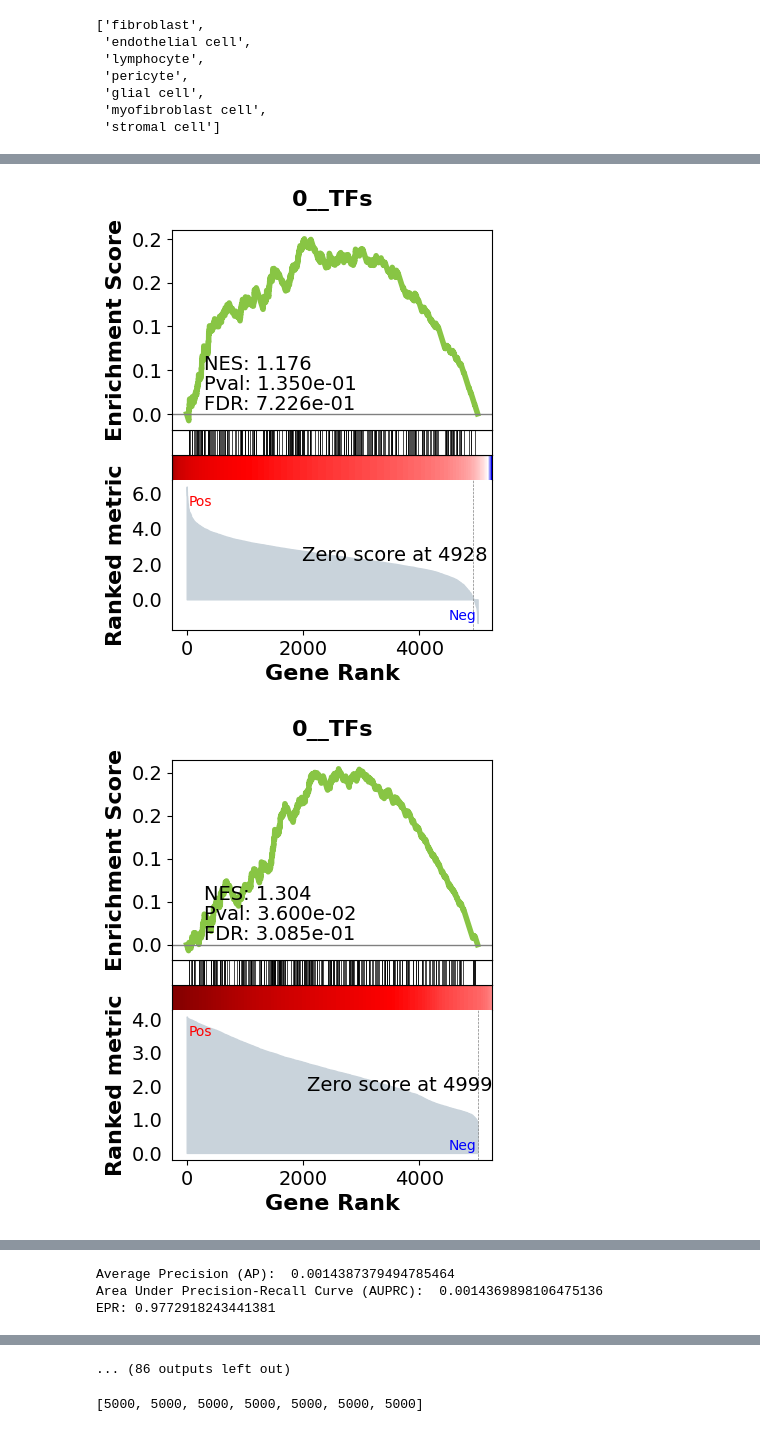
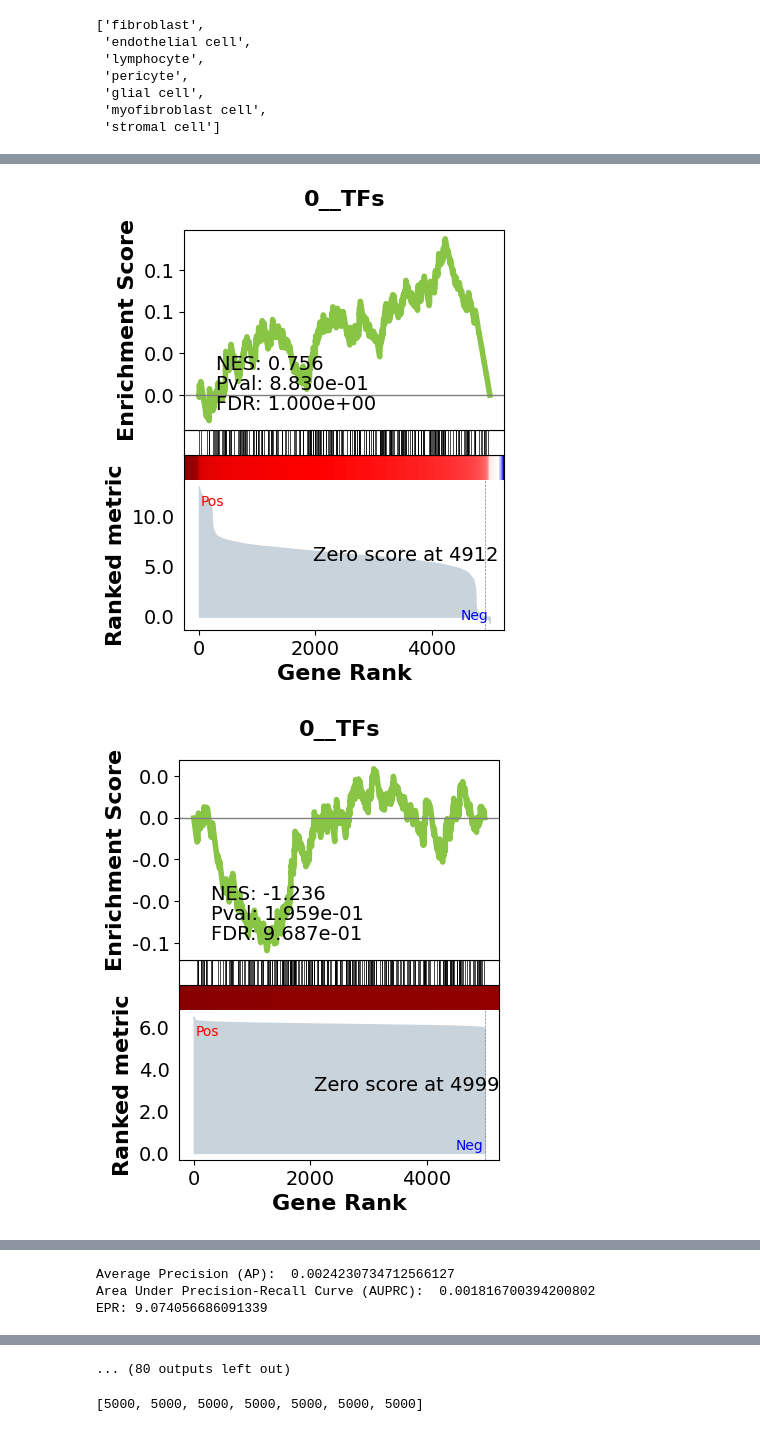
Before and after one commit to cantinilab/scPRINT-ICML, a Jupyter notebook: notebooks/bench_omni_deepsem_newdataset2.ipynb, the cells around one changed output, grey strips where cells are left out. Drawn from its saved outputs; the diff is of its cells as text; code cells hidden in the pictures.

```diff
--- a/notebooks/bench_omni_deepsem_newdataset2.ipynb
+++ b/notebooks/bench_omni_deepsem_newdataset2.ipynb
@@ -35,6 +35,7 @@ class DotDict(dict):
     __setattr__ = dict.__setitem__
     __delattr__ = dict.__delitem__
 
+import scipy.sparse
 
 def run_deepsem(adata):
     import random
@@ -64,7 +65,8 @@ def run_deepsem(adata):
         'task': "celltype_GRN"
     })
     print(random_hash)
-    adata.X = adata.X.toarray()
+    if scipy.sparse.issparse(adata.X):
+        adata.X = adata.X.toarray()
     adata.write("/tmp/deepsem_"+random_hash+".h5ad")
     model = test_celltype_GRN_model(opt)
     net = model.train_model()
@@ -119,12 +121,16 @@ adata = adata[adata.X.sum(1) > 500]
 shapes = []
 print(adata.shape)
 metrics = {}
+sc.pp.normalize_total(adata)
+sc.pp.log1p(adata)
+sc.pp.scale(adata, zero_center=True, max_value=None)
 for celltype in CELLTYPES:
     to_use = adata.uns["rank_genes_groups"]["names"][celltype][
         : NUM_GENES
     ].tolist()
     subadata = adata[adata.obs.cell_type == celltype][:MAXCELLS,  adata.var.index.isin(to_use)].copy()
-    print(adata.shape)
+    print(subadata.shape)
+
     grn = run_deepsem(subadata)
     grn.var.index = make_index_unique(
         grn.var['symbol'].astype(str))
@@ -132,7 +138,7 @@ for celltype in CELLTYPES:
     metrics['deepsem_'+celltype] = BenGRN(grn,
                                             do_auc=True, doplot=True).scprint_benchmark()
     grn.varp["GRN"][~grn.var.isTF, :] = 0
-    metrics['genie3_'+celltype] = BenGRN(grn,
+    metrics['deepsem_tf_'+celltype] = BenGRN(grn,
                                          do_auc=True, doplot=True).scprint_benchmark()
     shapes.append(grn.shape[1])
 # %% [output]
@@ -162,4 +168,4 @@ Top central genes: []
-[figure, old version]
+[figure, new version]
-[figure, old version]
+[figure, new version]
 _________________________________________
 TF specific enrichment
@@ -172,6 +178,6 @@ intersection pct: 0.5122
 precision:  0.0014236547065040034
 recall:  0.9998929565403554
 random precision: 0.0014238071157435391
-Average Precision (AP):  0.0014387379494785464
-Area Under Precision-Recall Curve (AUPRC):  0.0014369898106475136
-EPR: 0.9772918243441381
+Average Precision (AP):  0.0024230734712566127
+Area Under Precision-Recall Curve (AUPRC):  0.001816700394200802
+EPR: 9.074056686091339
@@ -191,7 +197,7 @@ intersection pct: 0.5122
 precision:  0.00944079094597744
 recall:  0.6547848426461144
 random precision: 0.0014238071157435391
-... (86 outputs left out)
+... (80 outputs left out)
 # %%
 shapes
 # %% [output]
```
Also changed, not shown: parts of 4 cells of this notebook, 35 other files.
